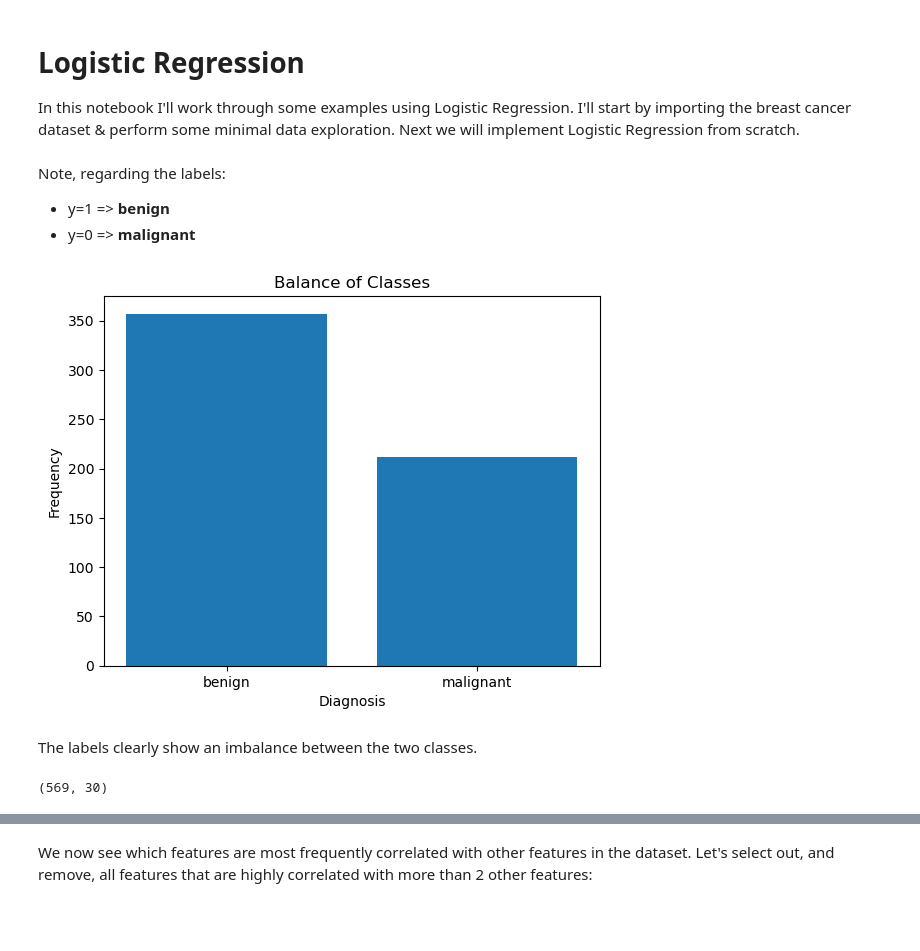
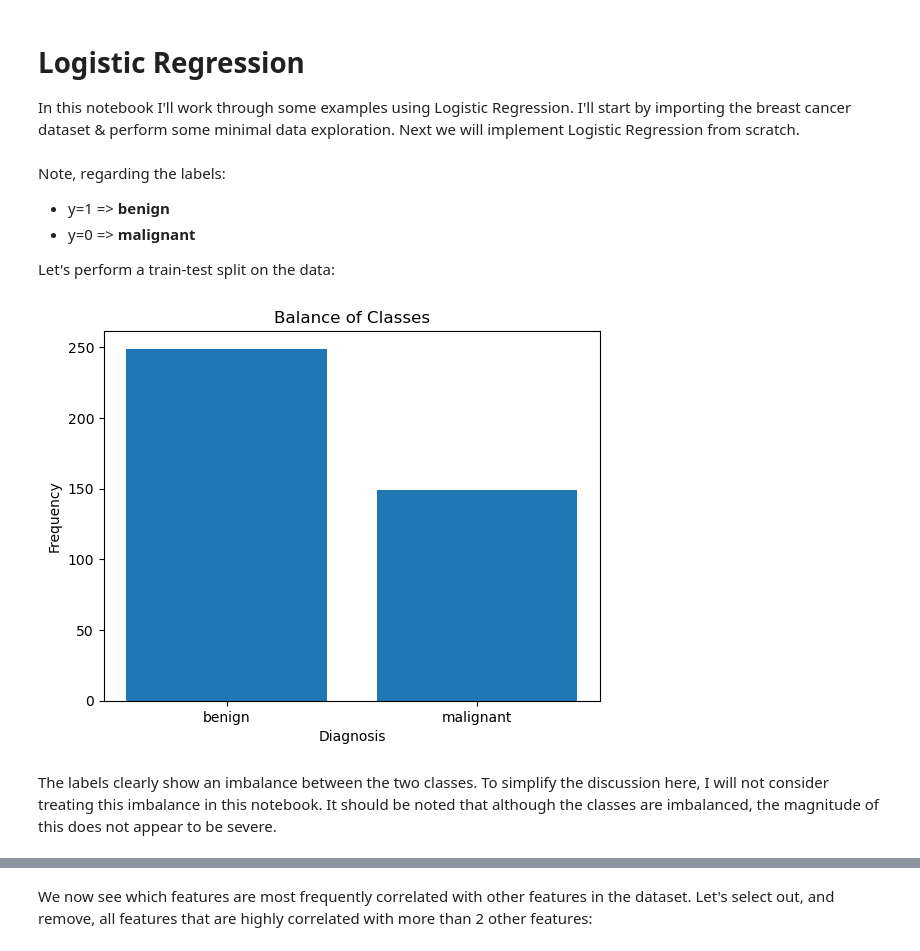
Before and after one commit to insidelearningmachines/Blog, a Jupyter notebook: Notebook II Logistic Regression.ipynb, the cells around one changed output, grey strips where cells are left out. Cells and saved outputs as stored; diff of their text form; code cells hidden in the pictures; blank space fills up the shorter version.

```diff
--- a/Notebook II Logistic Regression.ipynb
+++ b/Notebook II Logistic Regression.ipynb
@@ -21,21 +21,21 @@ y    = data.target
 Note, regarding the labels:
 * y=1 => **benign**
 * y=0 => **malignant**
+
+Let's perform a train-test split on the data:
+# %%
+# do train/test split
+X_train, X_test, y_train, y_test = train_test_split(X, y, test_size=0.3, random_state=42)
 # %%
 # check if our labels are balanced?
-plt.bar(['benign','malignant'],height=[np.sum(y),y.shape[0]-np.sum(y)])
+plt.bar(['benign','malignant'],height=[np.sum(y_train),y_train.shape[0]-np.sum(y_train)])
 plt.title('Balance of Classes')
 plt.xlabel('Diagnosis')
 plt.ylabel('Frequency')
 plt.show()
 # %% [output]
-[figure, old version]
+[figure, new version]
-# %% [markdown]
-The labels clearly show an imbalance between the two classes.
-# %%
-# how many features/sample points do we have?
-X.shape
-# %% [output]
-(569, 30)
+# %% [markdown]
+The labels clearly show an imbalance between the two classes. To simplify the discussion here, I will not consider treating this imbalance in this notebook. It should be noted that although the classes are imbalanced, the magnitude of this does not appear to be severe.
 # %%
 # make a box plot of input features
```
Also changed, not shown: parts of 14 cells of this notebook.
